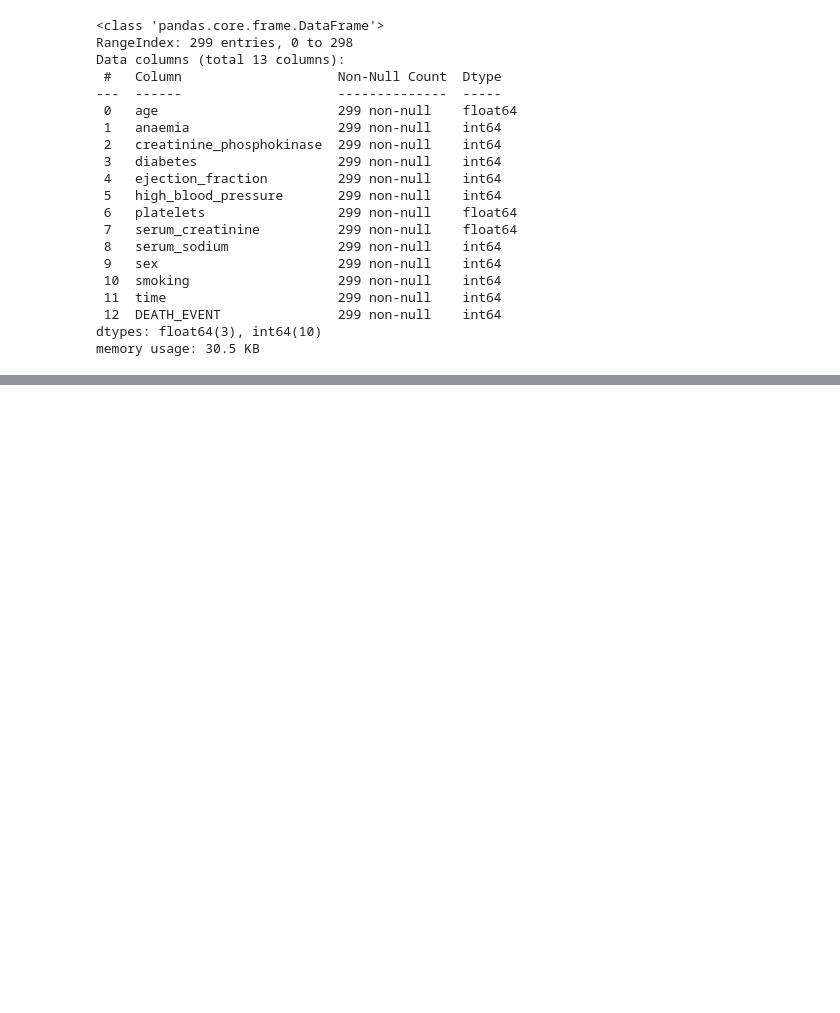
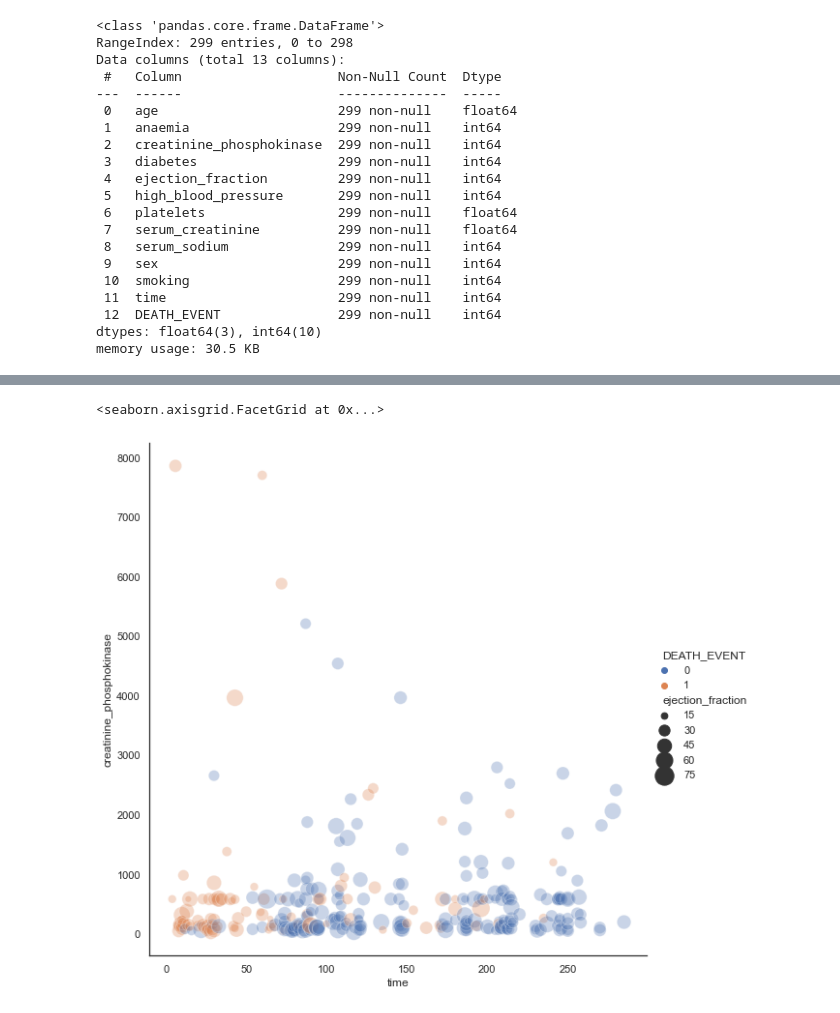
Before and after one commit to johanjun/kaggle-heartfailure, a Jupyter notebook: heart_failure.ipynb, the cells around one changed output, grey strips where cells are left out. Saved outputs shown, nothing was run; the diff lists cells and outputs as text; code cells hidden in the pictures; blank space fills up the shorter version.

```diff
--- a/heart_failure.ipynb
+++ b/heart_failure.ipynb
@@ -107,0 +110,8 @@ plt.show()
+# %%
+sns.set_theme(style="white")
+sns.relplot(x=df['time'], y=df['creatinine_phosphokinase'], size=df["ejection_fraction"], hue=df['DEATH_EVENT'],
+            sizes=(40, 400), alpha=.3, palette="deep",
+            height=8, data=df)
+# %% [output]
+<seaborn.axisgrid.FacetGrid at 0x...>
+[figure, added]
```
Also changed, not shown: parts of 9 cells of this notebook.
